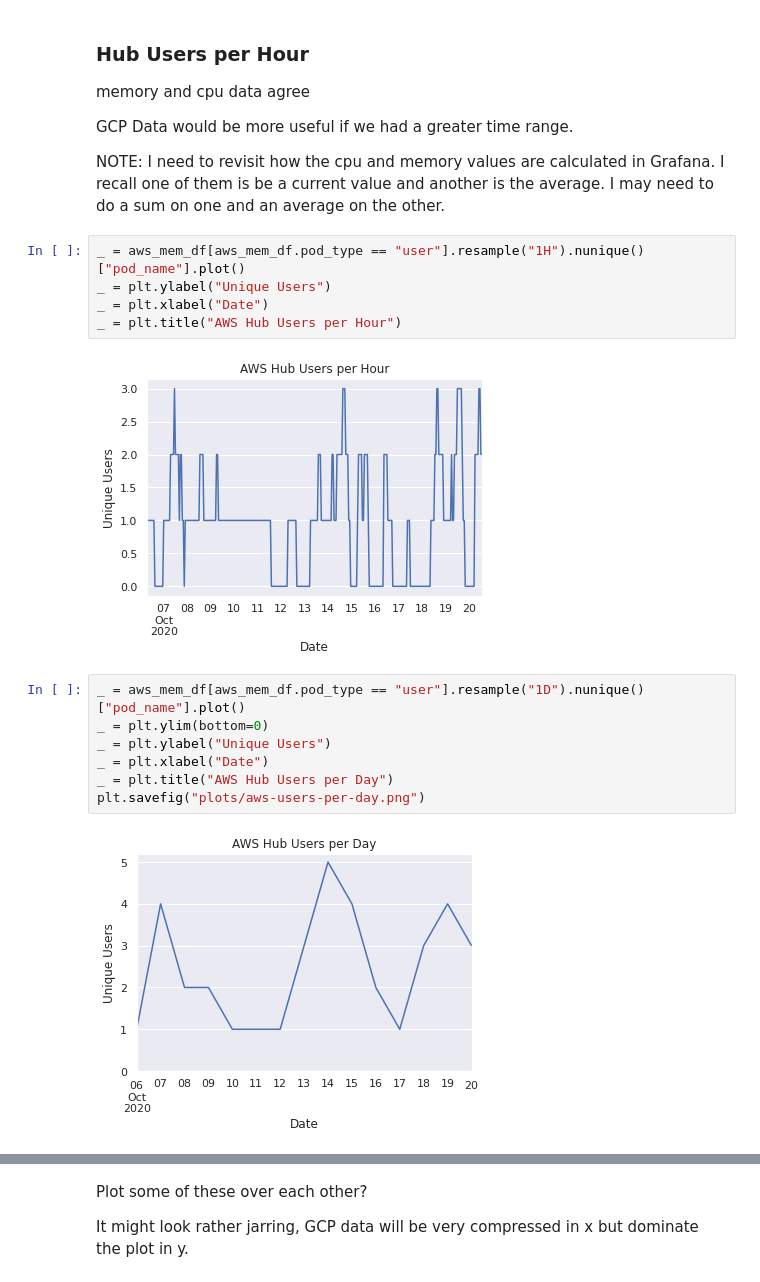
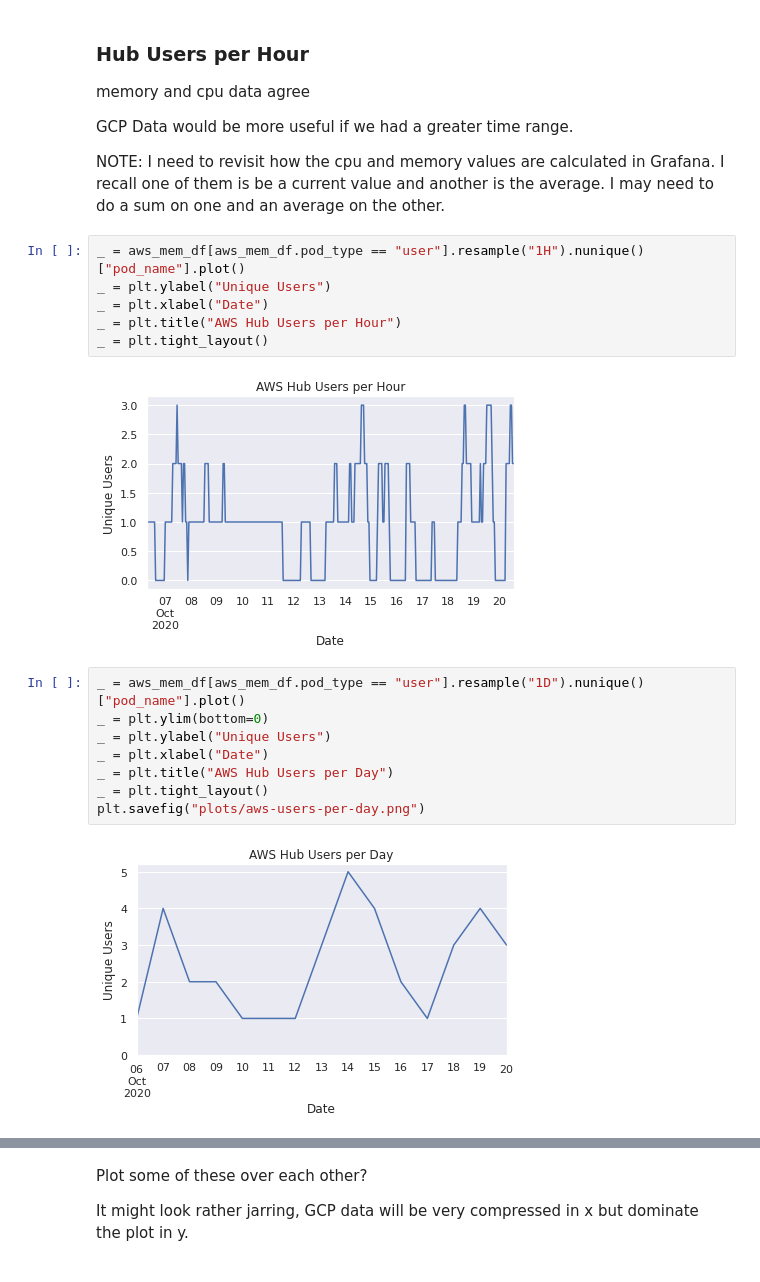
Before and after one commit to pangeo-data/jupyterhub-monitoring, a Jupyter notebook: research-hub-usage.ipynb, the cells around one changed output, grey strips where cells are left out. Saved outputs shown, nothing was run; the diff lists cells and outputs as text.

Commit message:
Update plots with tight_layout() to prevent axis title cutoff

```diff
--- a/research-hub-usage.ipynb
+++ b/research-hub-usage.ipynb
@@ -216,19 +216,21 @@ NOTE: I need to revisit how the cpu and memory values are calculated in Grafana.
 # %%
 _ = aws_mem_df[aws_mem_df.pod_type == "user"].resample("1H").nunique()["pod_name"].plot()
 _ = plt.ylabel("Unique Users")
 _ = plt.xlabel("Date")
 _ = plt.title("AWS Hub Users per Hour")
+_ = plt.tight_layout()
 # %% [output]
-[figure, old version]
+[figure, new version]
 # %%
 _ = aws_mem_df[aws_mem_df.pod_type == "user"].resample("1D").nunique()["pod_name"].plot()
 _ = plt.ylim(bottom=0)
 _ = plt.ylabel("Unique Users")
 _ = plt.xlabel("Date")
 _ = plt.title("AWS Hub Users per Day")
+_ = plt.tight_layout()
 plt.savefig("plots/aws-users-per-day.png")
 # %% [output]
-[figure, old version]
+[figure, new version]
 # %%
 _ = gcp_mem_df[gcp_mem_df.pod_type == "user"].resample("1H").nunique()["pod_name"].plot()
 _ = plt.ylim(bottom=0)
```
Also changed, not shown: parts of 12 cells of this notebook, 8 other files.
